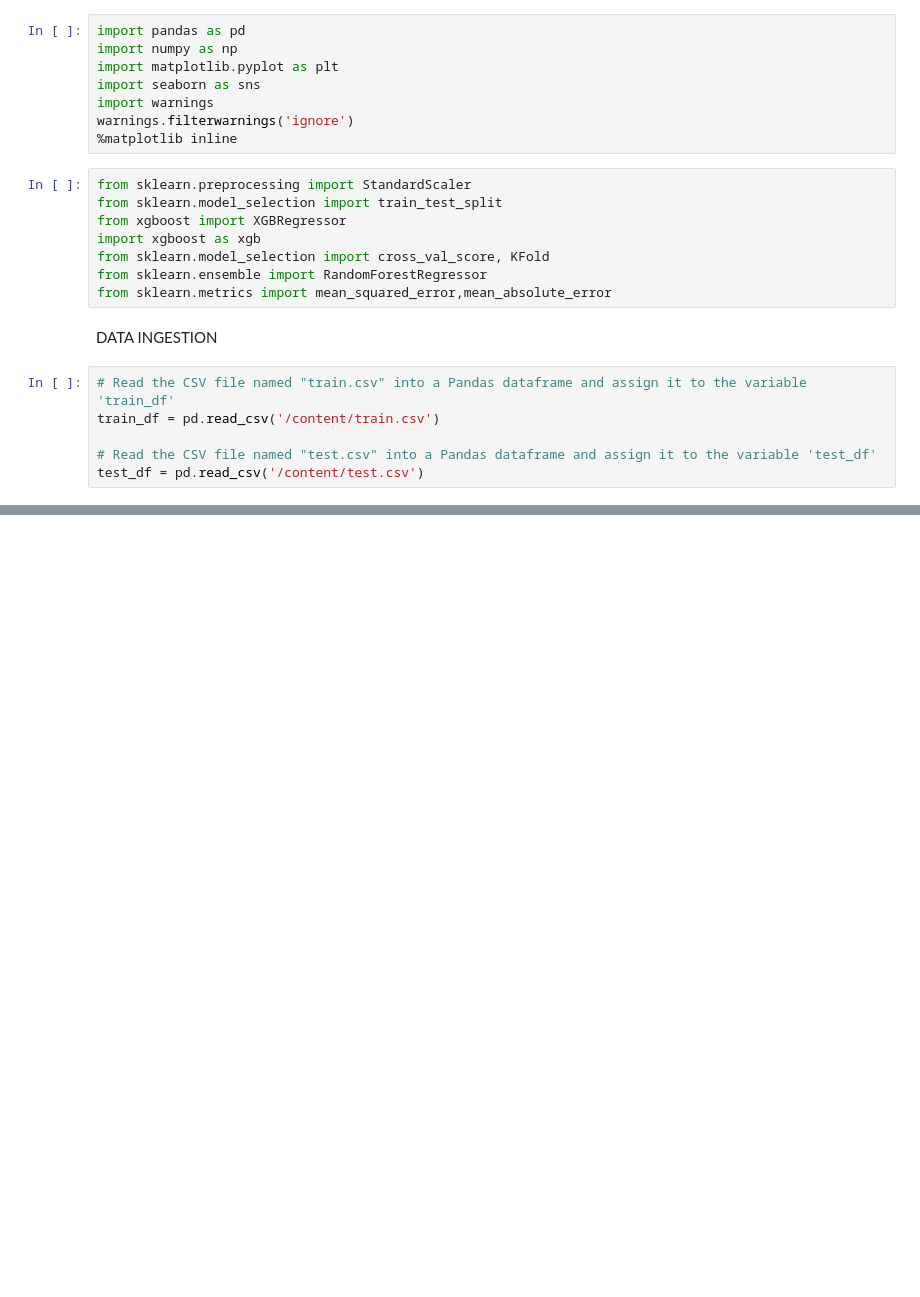
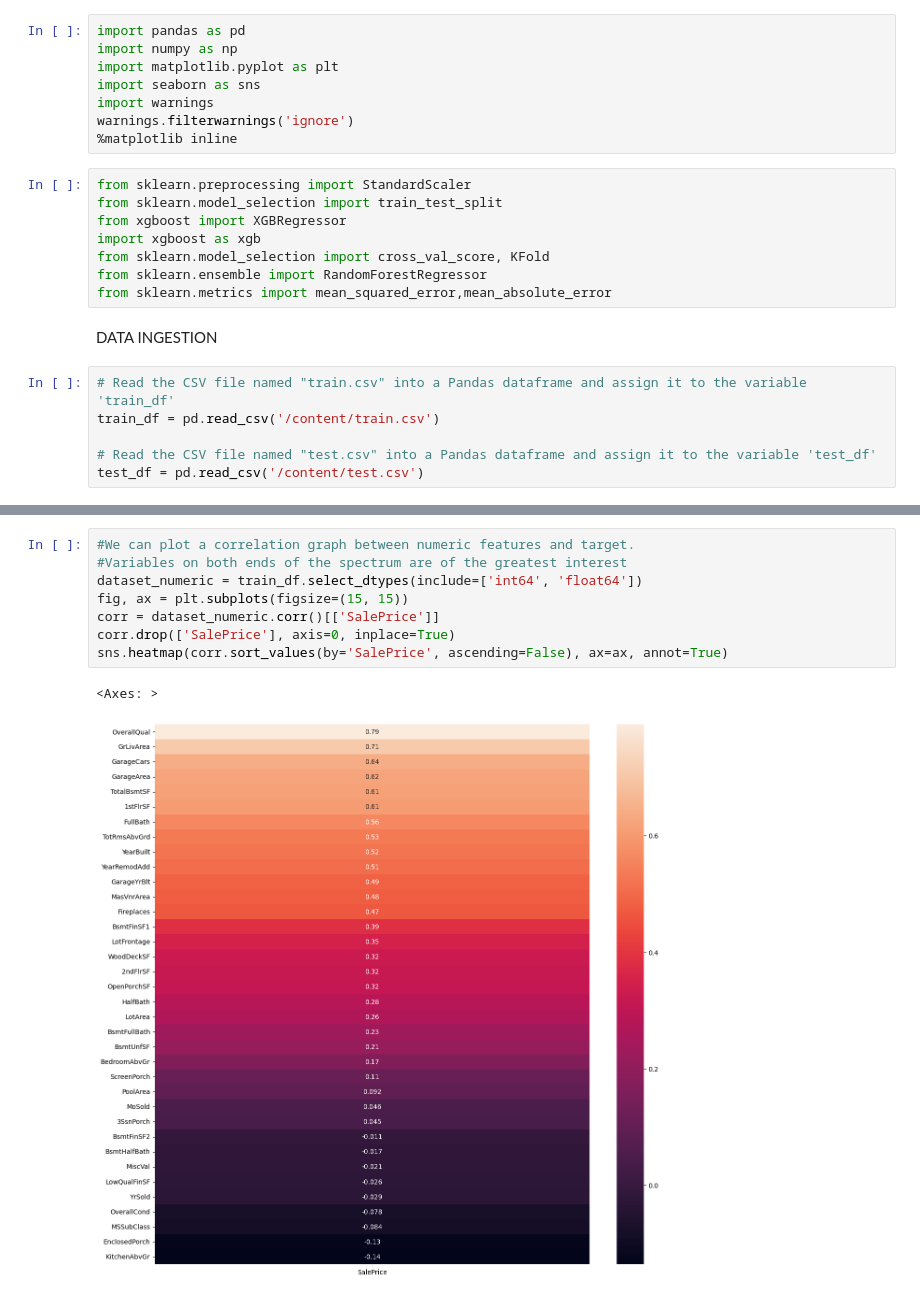
Before and after one commit to Kishor-Alagappan/house_price_prediction, a Jupyter notebook: house_price_prediction.ipynb, the cells around one changed output, grey strips where cells are left out. Drawn from its saved outputs; the diff is of its cells as text; blank space fills up the shorter version.

```diff
--- a/house_price_prediction.ipynb
+++ b/house_price_prediction.ipynb
@@ -106,0 +85,11 @@ missing_data.head(25)
+# %%
+#We can plot a correlation graph between numeric features and target.
+#Variables on both ends of the spectrum are of the greatest interest
+dataset_numeric = train_df.select_dtypes(include=['int64', 'float64'])
+fig, ax = plt.subplots(figsize=(15, 15))
+corr = dataset_numeric.corr()[['SalePrice']]
+corr.drop(['SalePrice'], axis=0, inplace=True)
+sns.heatmap(corr.sort_values(by='SalePrice', ascending=False), ax=ax, annot=True)
+# %% [output]
+<Axes: >
+[figure, added]
```
Also changed, not shown: parts of 27 cells of this notebook.
